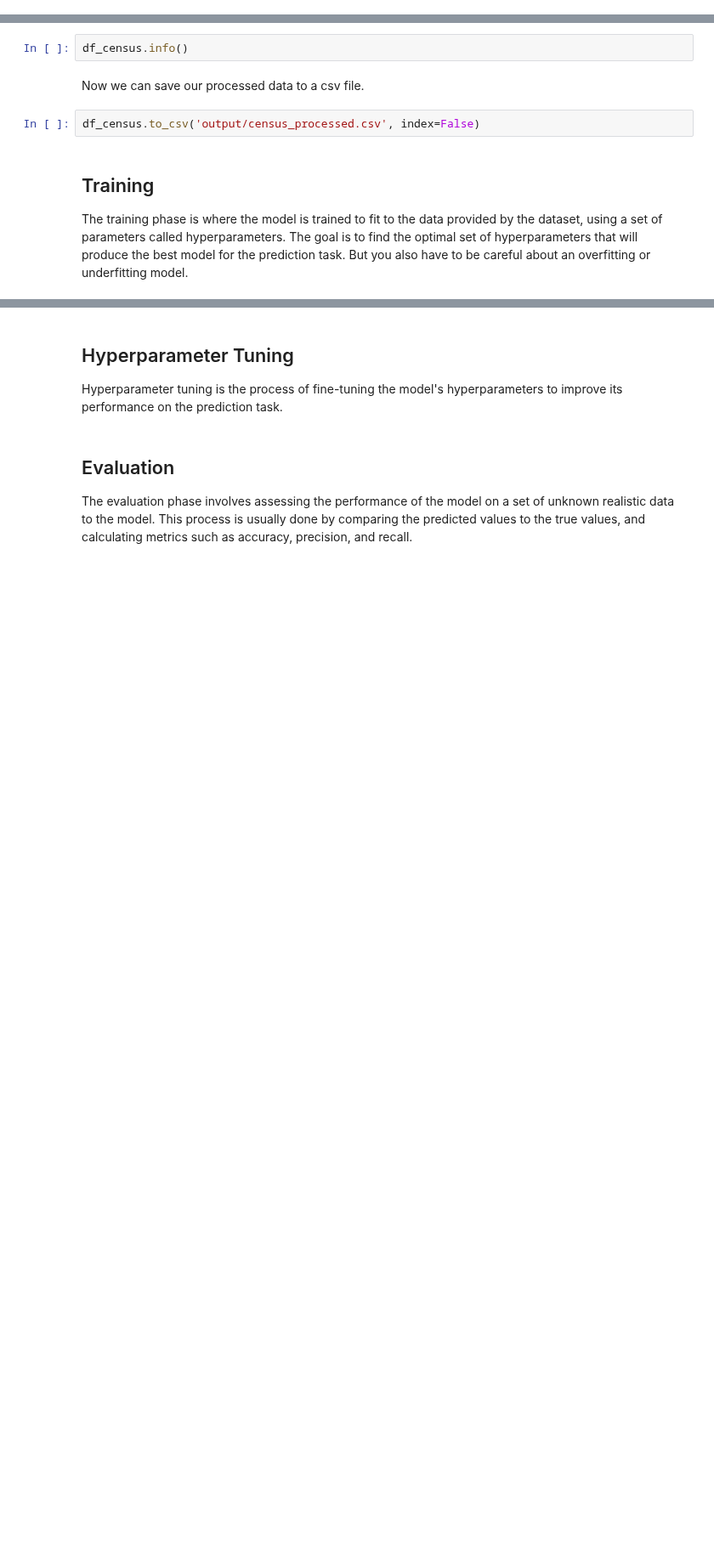
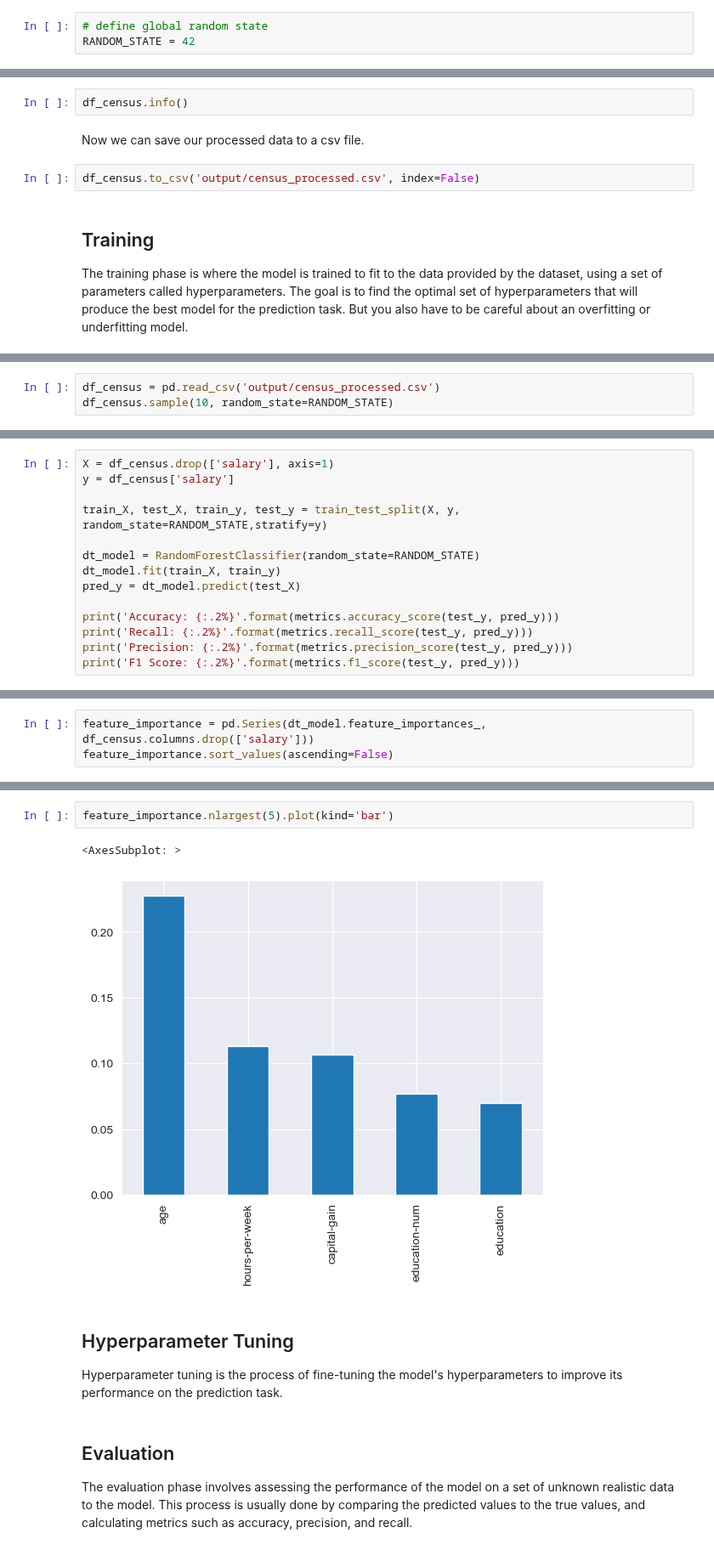
Before and after one commit to markusremplbauer/ai-census, a Jupyter notebook: ai-census.ipynb, the cells around one changed output, grey strips where cells are left out. Shown at 85% size. Cells and saved outputs as stored; diff of their text form; blank space fills up the shorter version.

Commit message:
add part of training the model using random forest

```diff
--- a/ai-census.ipynb
+++ b/ai-census.ipynb
@@ -42,5 +46,8 @@ import seaborn as sns
 # %% [markdown]
 ### Importing the dataset
+# %%
+# define global random state
+RANDOM_STATE = 42
 # %%
 column_names = ["age", "workclass", "fnlwgt", "education", "education-num", "marital-status", "occupation", "relationship", "race", "sex", "capital-gain", "capital-loss", "hours-per-week", "native-country", "salary"]
 
@@ -580,0 +592,3 @@ But you also have to be careful about an overfitting or underfitting model.
+# %%
+df_census = pd.read_csv('output/census_processed.csv')
+df_census.sample(10, random_state=RANDOM_STATE)
@@ -580,0 +608,14 @@ But you also have to be careful about an overfitting or underfitting model.
+# %%
+X = df_census.drop(['salary'], axis=1)
+y = df_census['salary']
+
+train_X, test_X, train_y, test_y = train_test_split(X, y, random_state=RANDOM_STATE,stratify=y)
+
+dt_model = RandomForestClassifier(random_state=RANDOM_STATE)
+dt_model.fit(train_X, train_y)
+pred_y = dt_model.predict(test_X)
+
+print('Accuracy: {:.2%}'.format(metrics.accuracy_score(test_y, pred_y)))
+print('Recall: {:.2%}'.format(metrics.recall_score(test_y, pred_y)))
+print('Precision: {:.2%}'.format(metrics.precision_score(test_y, pred_y)))
+print('F1 Score: {:.2%}'.format(metrics.f1_score(test_y, pred_y)))
@@ -580,0 +651,3 @@ But you also have to be careful about an overfitting or underfitting model.
+# %%
+feature_importance = pd.Series(dt_model.feature_importances_, df_census.columns.drop(['salary']))
+feature_importance.sort_values(ascending=False)
@@ -581,3 +667,8 @@ But you also have to be careful about an overfitting or underfitting model.
+# %%
+feature_importance.nlargest(5).plot(kind='bar')
+# %% [output]
+<AxesSubplot: >
+[figure, added]
 # %% [markdown]
 ## Hyperparameter Tuning
 
```
Also changed, not shown: parts of 10 cells of this notebook.
